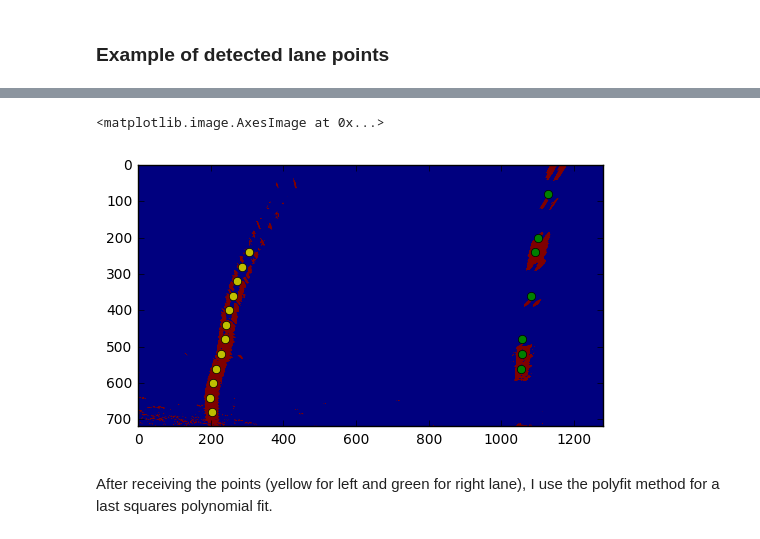
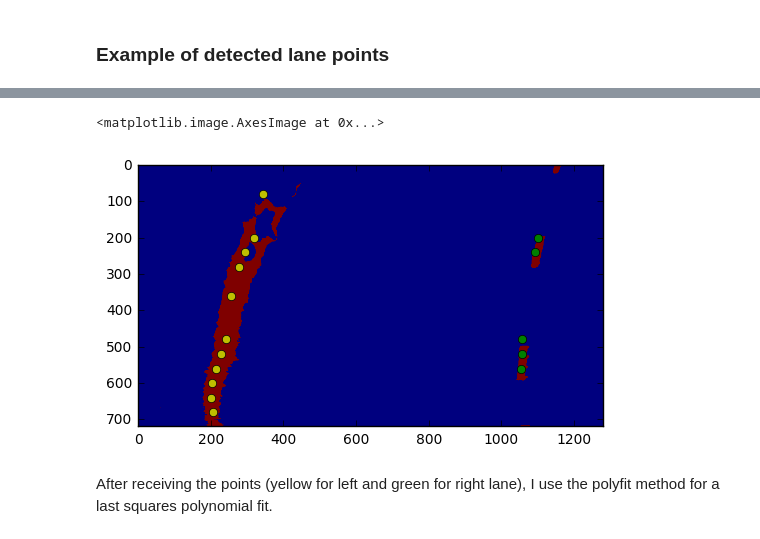
Before and after one commit to nmitsou/CarND-Advanced-Lane-Lines, a Jupyter notebook: calibrate.ipynb, the cells around one changed output, grey strips where cells are left out. Drawn from its saved outputs; the diff is of its cells as text; code cells hidden in the pictures.

```diff
--- a/calibrate.ipynb
+++ b/calibrate.ipynb
@@ -206,7 +208,7 @@ def threshold_image(image):
     #combined_binary[:,:,0] = binary_sobel
     #combined_binary[:,:,1] = binary_hls
     #combined_binary[:,:,2] = binary_rbg
-    combined_binary[((binary_sobel == 1) | (binary_hls == 1)) | (binary_rbg == 1) ] = 1
+    combined_binary[((binary_sobel == 1) & (binary_hls == 1)) | (binary_rbg > 0) ] = 1
 
     return combined_binary
 
@@ -354,7 +357,7 @@ To identify lane pixels I am following this pipeline:
 
 The method is shown below
 # %%
-def find_lane_points(image):
+def find_lane_points(image, visualize = False):
     height = image.shape[0]
     width = image.shape[1]
     window_size = 40
@@ -362,6 +365,13 @@ def find_lane_points(image):
     left_lanes_y = []
     right_lanes_x = []
     right_lanes_y = []
+
+
+    gs = gridspec.GridSpec(int(height / window_size),1)
+    if visualize:
+        fig = plt.figure()
+
+
     for window_index in range(1,int(height / window_size)):
         window_lanes = image[window_index*window_size:(window_index+1)*window_size, :]
 
@@ -372,7 +382,10 @@ def find_lane_points(image):
         filtered = (np.average(histogram) / np.average(filtered)) * filtered
         histogram = np.roll(filtered, -25)
 
-        #plt.plot(histogram)
+        if visualize:
+            ax = fig.add_subplot(gs[window_index])
+            ax.plot(histogram)
+
         indices = argrelextrema(histogram, np.greater)
 
         data_y_left = []
@@ -393,7 +406,7 @@ def find_lane_points(image):
             left_lanes_x.append(data_x_left[0])
             left_lanes_y.append(data_y_left[0])
         if len(data_x_left) == 2:
-            if distance.euclidean((data_x_left[0], data_y_left[0]),(data_x_left[1], data_y_left[1])) < 14:
+            if distance.euclidean((data_x_left[0], data_y_left[0]),(data_x_left[1], data_y_left[1])) < 34:
                 left_lanes_x.append(int((data_x_left[0]+data_x_left[1]) / 2))
                 left_lanes_y.append(int((data_y_left[0]+data_y_left[1]) / 2))
 
@@ -401,11 +414,18 @@ def find_lane_points(image):
             right_lanes_x.append(data_x_right[0])
             right_lanes_y.append(data_y_right[0])
         if len(data_x_right) == 2:
-            if distance.euclidean((data_x_right[0], data_y_right[0]),(data_x_right[1], data_y_right[1])) < 14:
+            if distance.euclidean((data_x_right[0], data_y_right[0]),(data_x_right[1], data_y_right[1])) < 34:
                 right_lanes_x.append(int((data_x_right[0]+data_x_right[1]) / 2))
                 right_lanes_y.append(int((data_y_right[0]+data_y_right[1]) / 2))
 
+    if visualize:
+        plt.show()
+
     return left_lanes_x, left_lanes_y, right_lanes_x, right_lanes_y
 # %% [markdown]
 
 ### Example of detected lane points
+# %%
+thresholded_image = threshold_image(projected_image)
+
+left_lanes_x, left_lanes_y, right_lanes_x, right_lanes_y = find_lane_points(thresholded_image, True)
@@ -412,15 +434,11 @@ def find_lane_points(image):
 # %%
-thresholded_image = threshold_image(projected_image)
-
-left_lanes_x, left_lanes_y, right_lanes_x, right_lanes_y = find_lane_points(thresholded_image)
 plt.plot(right_lanes_x, right_lanes_y, 'og')
 plt.plot(left_lanes_x, left_lanes_y, 'oy')
 
-
 plt.imshow(thresholded_image)
 # %% [output]
 <matplotlib.image.AxesImage at 0x...>
-[figure, old version]
+[figure, new version]
 # %% [markdown]
 After receiving the points (yellow for left and green for right lane), I use the polyfit method for a last squares polynomial fit.
 # %% [markdown]
```
Also changed, not shown: parts of 23 cells of this notebook, 1 other file.
